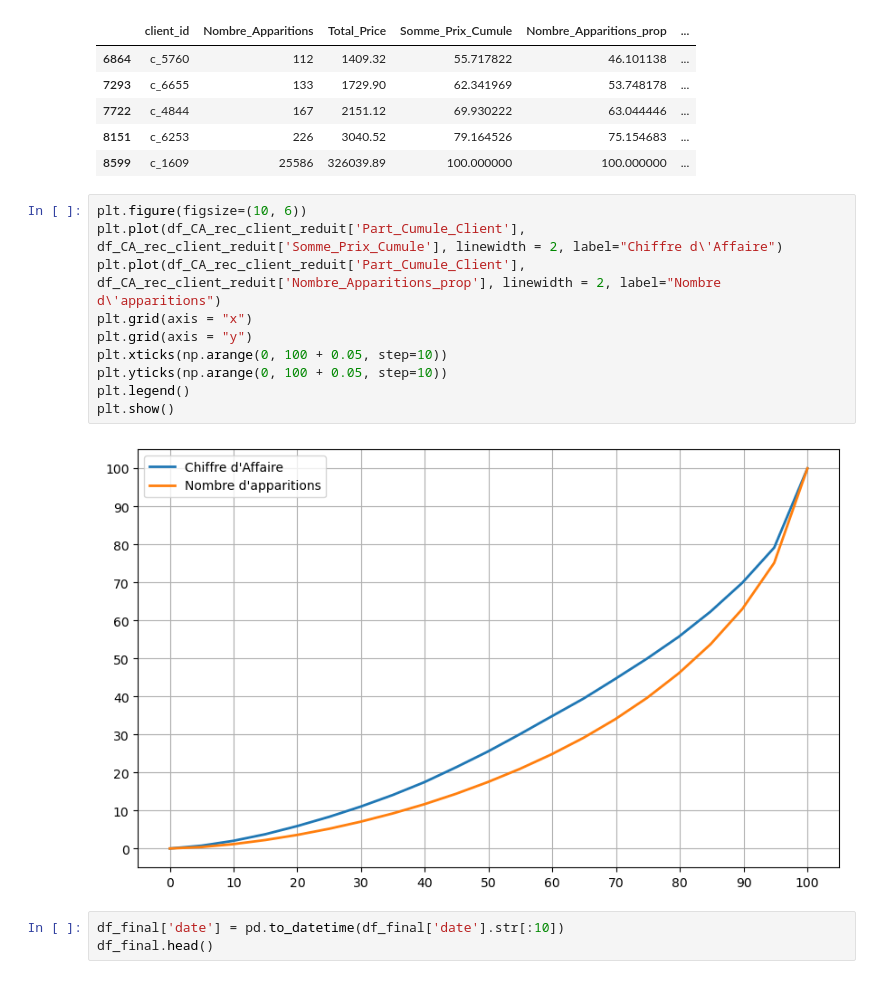
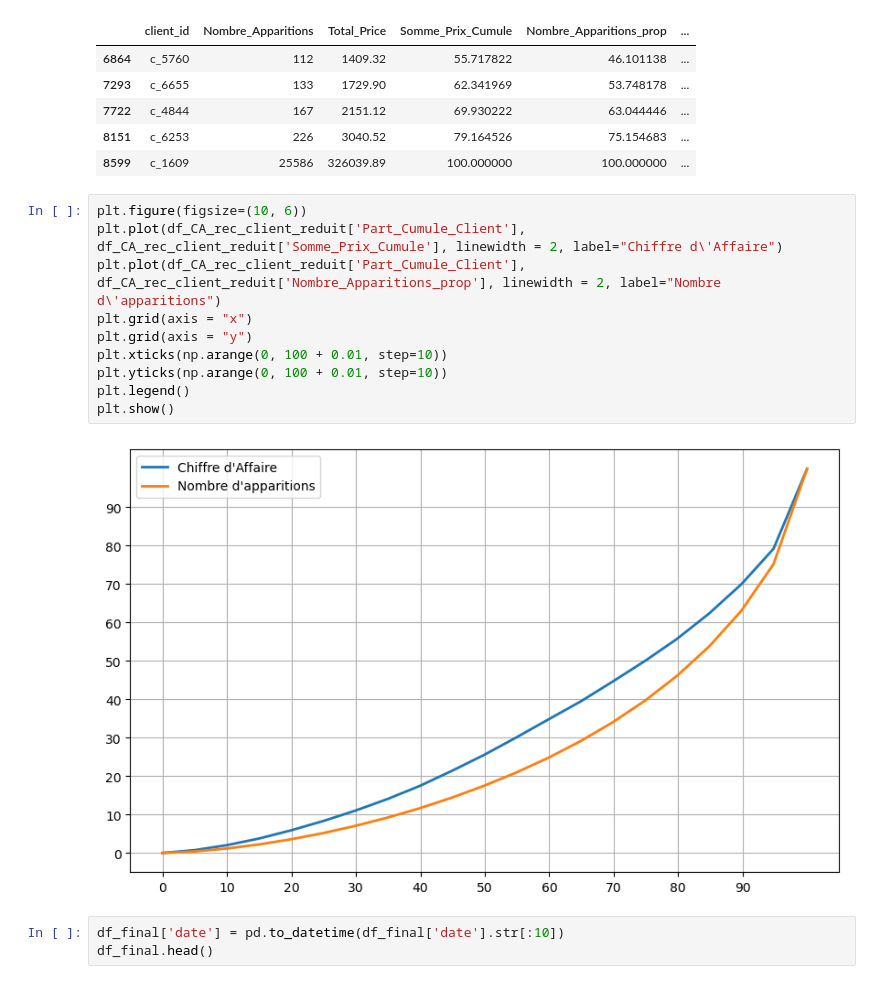
Before and after one commit to kikduck/DA-P6, a Jupyter notebook: notebook-p6.ipynb, the cells around one changed output. Drawn from its saved outputs; the diff is of its cells as text.

```diff
--- a/notebook-p6.ipynb
+++ b/notebook-p6.ipynb
@@ -144,15 +144,15 @@ df_CA_rec_client_reduit.tail()
 # %%
 plt.figure(figsize=(10, 6))
 plt.plot(df_CA_rec_client_reduit['Part_Cumule_Client'], df_CA_rec_client_reduit['Somme_Prix_Cumule'], linewidth = 2, label="Chiffre d\'Affaire")
 plt.plot(df_CA_rec_client_reduit['Part_Cumule_Client'], df_CA_rec_client_reduit['Nombre_Apparitions_prop'], linewidth = 2, label="Nombre d\'apparitions")
 plt.grid(axis = "x")
 plt.grid(axis = "y")
-plt.xticks(np.arange(0, 100 + 0.05, step=10))
-plt.yticks(np.arange(0, 100 + 0.05, step=10))
+plt.xticks(np.arange(0, 100 + 0.01, step=10))
+plt.yticks(np.arange(0, 100 + 0.01, step=10))
 plt.legend()
 plt.show()
 # %% [output]
-[figure, old version]
+[figure, new version]
 # %%
 df_final['date'] = pd.to_datetime(df_final['date'].str[:10])
 df_final.head()
```
